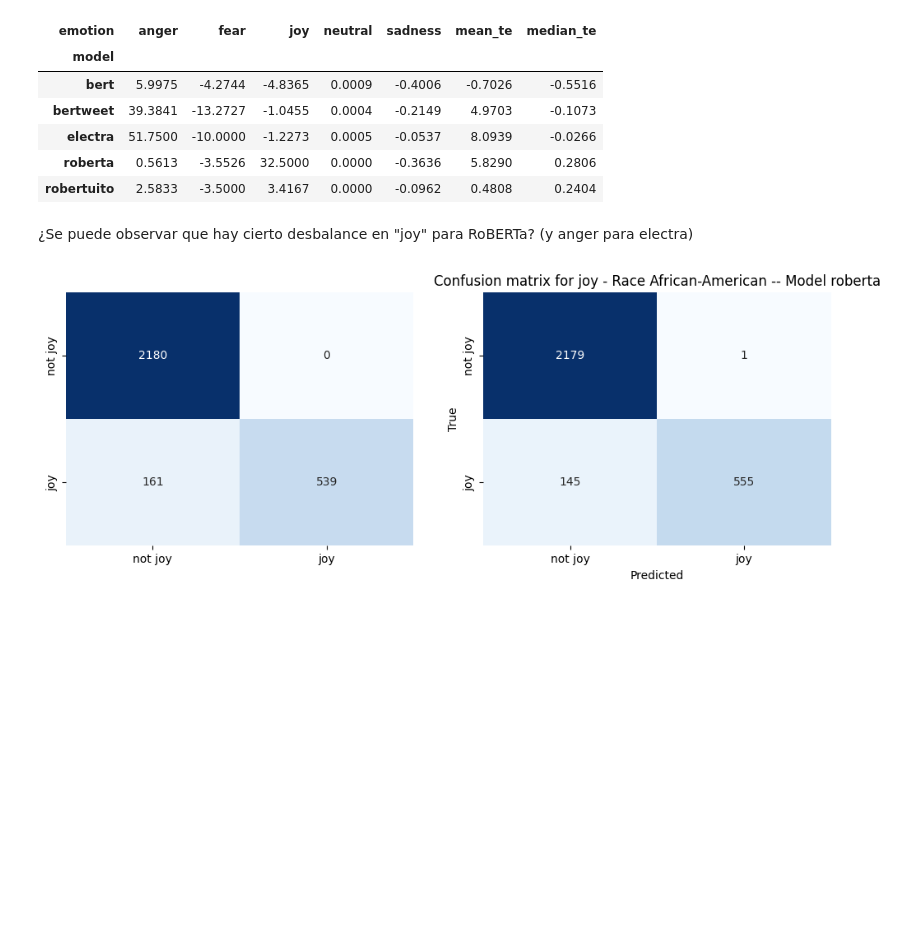
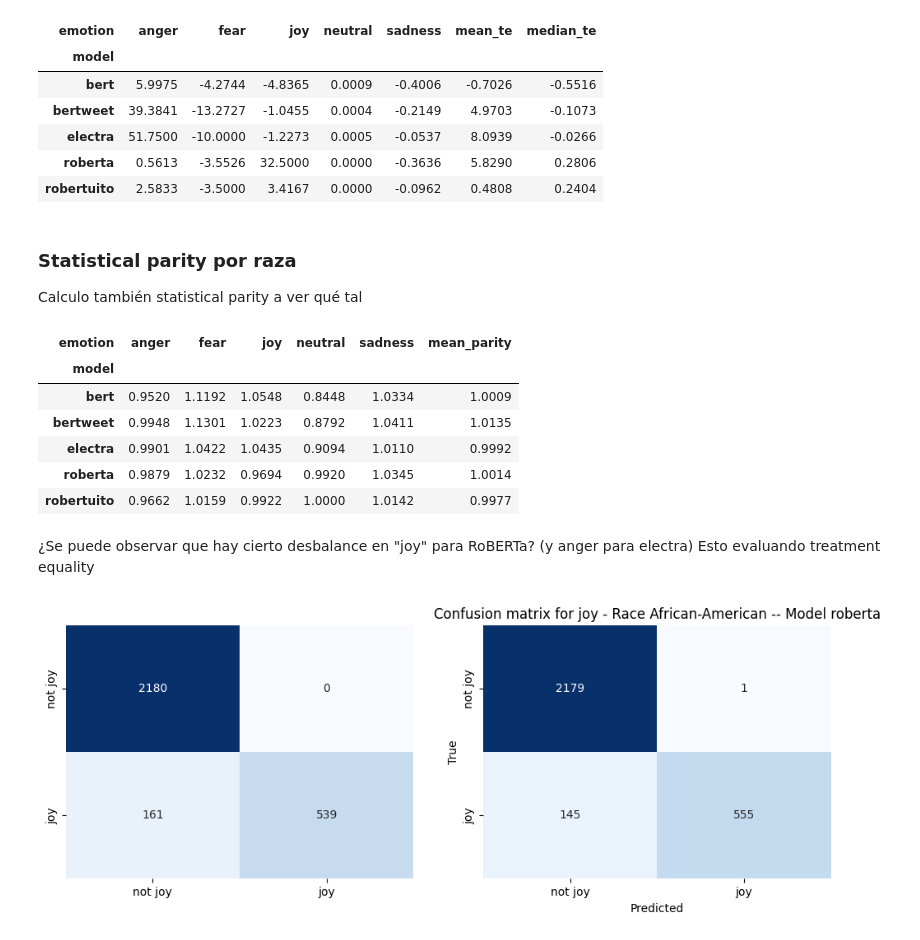
Before and after one commit to pysentimiento/pysentimiento, a Jupyter notebook: notebooks/fairness/fairness_jm.ipynb, the cells around one changed output. Drawn from its saved outputs; the diff is of its cells as text; code cells hidden in the pictures; blank space fills up the shorter version.

```diff
--- a/notebooks/fairness/fairness_jm.ipynb
+++ b/notebooks/fairness/fairness_jm.ipynb
@@ -132,8 +138,26 @@ df_te_results.round(4)
 | electra | 51.7500 | -10.0000 | -1.2273 | 0.0005 | -0.0537 | 8.0939 | -0.0266 |
 | roberta | 0.5613 | -3.5526 | 32.5000 | 0.0000 | -0.3636 | 5.8290 | 0.2806 |
 | robertuito | 2.5833 | -3.5000 | 3.4167 | 0.0000 | -0.0962 | 0.4808 | 0.2404 |
+# %% [markdown]
+### Statistical parity por raza
+
+Calculo también statistical parity a ver qué tal
+# %%
+df_te_results = pd.DataFrame(treatment_equality_data).pivot(index="model", columns="emotion", values="statistical_parity")
+
+df_te_results["mean_parity"] = df_te_results.mean(axis=1)
+
+df_te_results.round(4)
+# %% [output]
+| emotion | anger | fear | joy | neutral | sadness | mean_parity |
+| model |  |  |  |  |  |  |
+| bert | 0.9520 | 1.1192 | 1.0548 | 0.8448 | 1.0334 | 1.0009 |
+| bertweet | 0.9948 | 1.1301 | 1.0223 | 0.8792 | 1.0411 | 1.0135 |
+| electra | 0.9901 | 1.0422 | 1.0435 | 0.9094 | 1.0110 | 0.9992 |
+| roberta | 0.9879 | 1.0232 | 0.9694 | 0.9920 | 1.0345 | 1.0014 |
+| robertuito | 0.9662 | 1.0159 | 0.9922 | 1.0000 | 1.0142 | 0.9977 |
 # %% [markdown]
-¿Se puede observar que hay cierto desbalance en "joy" para RoBERTa? (y anger para electra)
+¿Se puede observar que hay cierto desbalance en "joy" para RoBERTa? (y anger para electra) Esto evaluando treatment equality
 # %%
 from sklearn.metrics import confusion_matrix
 from matplotlib import pyplot as plt
```
Also changed, not shown: parts of 7 cells of this notebook.
